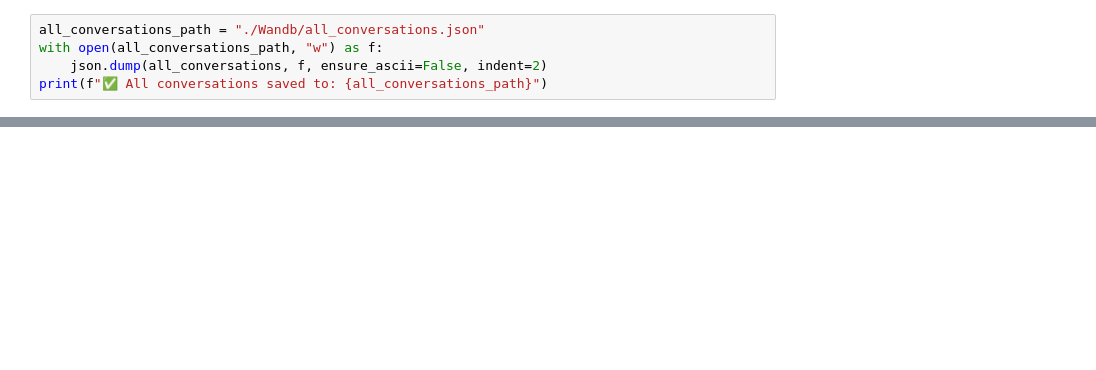
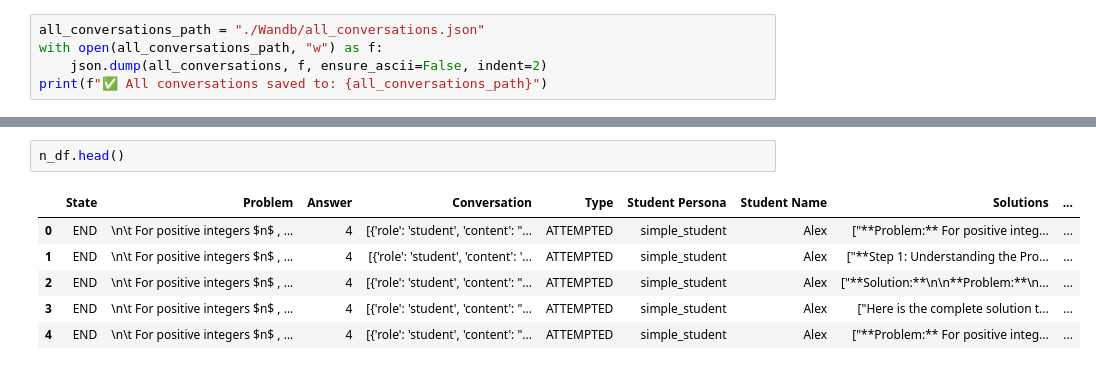
Before and after one commit to KyungMinseo1/SPO-PedaRL, a Jupyter notebook: dataset/extract_from_wandb.ipynb, the cells around one changed output, grey strips where cells are left out. Cells and saved outputs as stored; diff of their text form; blank space fills up the shorter version.

```diff
--- a/dataset/extract_from_wandb.ipynb
+++ b/dataset/extract_from_wandb.ipynb
@@ -92,0 +141,9 @@ print(f"✅ All conversations saved to: {all_conversations_path}")
+# %%
+n_df.head()
+# %% [output]
+|  | State | Problem | Answer | Conversation | Type | Student Persona | Student Name | Solutions | ... |
+| 0 | END | \n\t For positive integers $n$ , ... | 4 | [{'role': 'student', 'content': "... | ATTEMPTED | simple_student | Alex | ["**Problem:** For positive integ... | ... |
+| 1 | END | \n\t For positive integers $n$ , ... | 4 | [{'role': 'student', 'content': '... | ATTEMPTED | simple_student | Alex | ["**Step 1: Understanding the Pro... | ... |
+| 2 | END | \n\t For positive integers $n$ , ... | 4 | [{'role': 'student', 'content': "... | ATTEMPTED | simple_student | Alex | ["**Solution:**\n\n**Problem:**\n... | ... |
+| 3 | END | \n\t For positive integers $n$ , ... | 4 | [{'role': 'student', 'content': "... | ATTEMPTED | simple_student | Alex | ["Here is the complete solution t... | ... |
+| 4 | END | \n\t For positive integers $n$ , ... | 4 | [{'role': 'student', 'content': "... | ATTEMPTED | simple_student | Alex | ["**Problem:** For positive integ... | ... |
```
Also changed, not shown: parts of 12 cells of this notebook, 19 other files.
